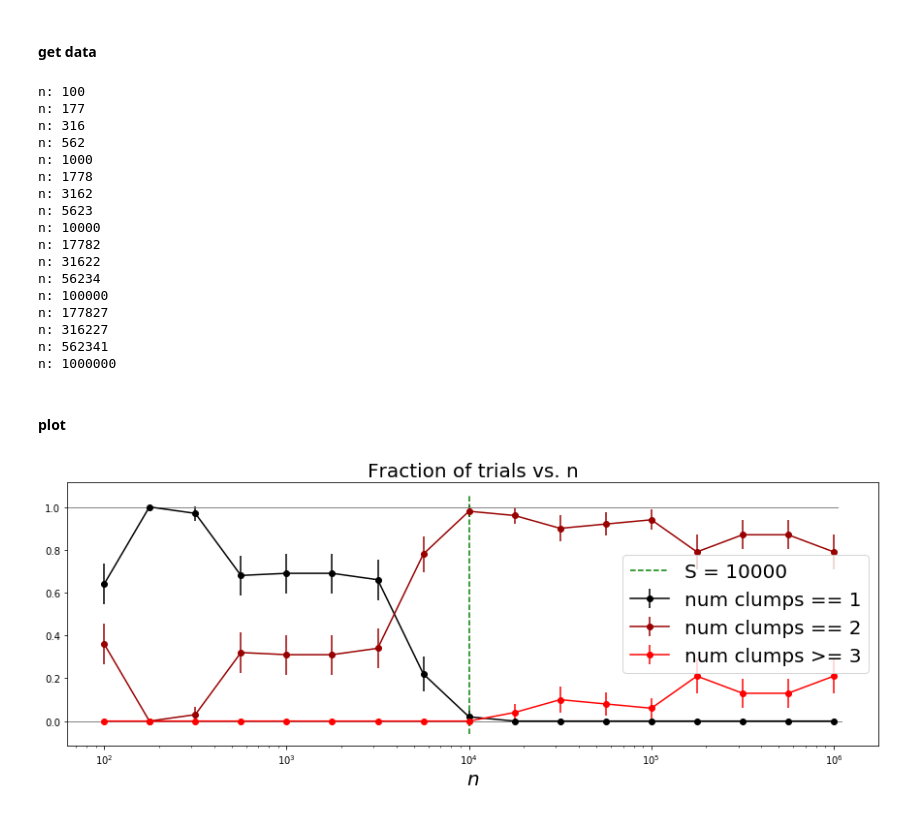
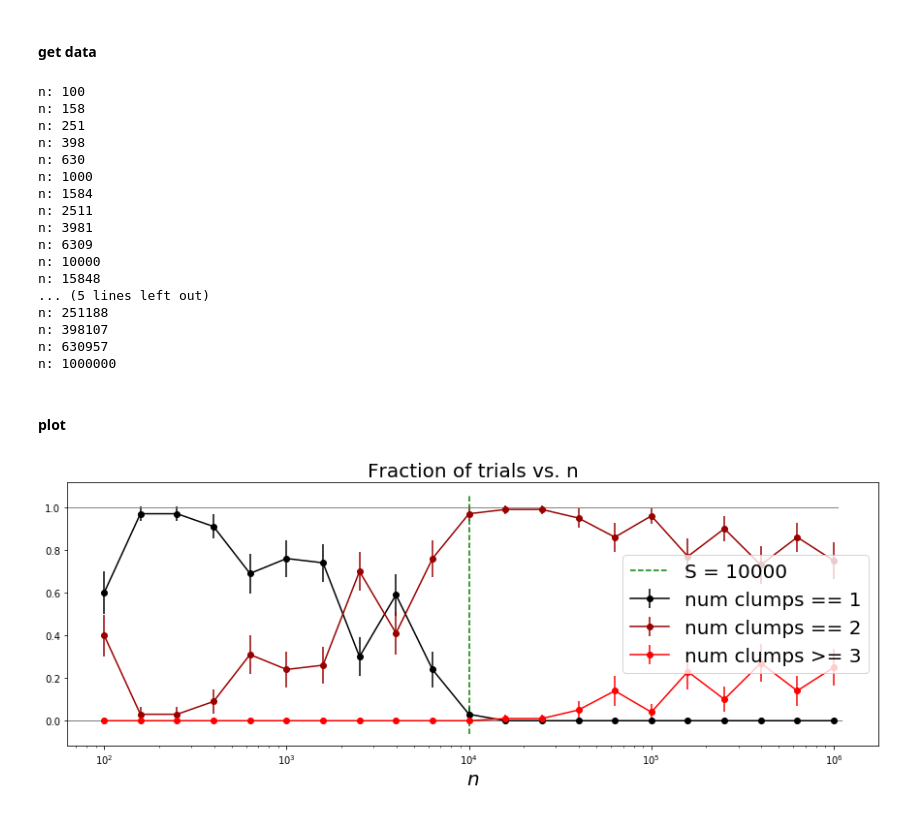
Before and after one commit to dmitrip/PML, a Jupyter notebook: performance_tests/num_clumps.ipynb, the cells around one changed output. Saved outputs shown, nothing was run; the diff lists cells and outputs as text; code cells hidden in the pictures.

```diff
--- a/performance_tests/num_clumps.ipynb
+++ b/performance_tests/num_clumps.ipynb
@@ -150,7 +150,7 @@ p = np.append(np.ones(S)/S, np.zeros(S)) # distribution
 # make sample size list n_list
 n_min = np.sqrt(S)
 n_max = 100*S
-num_n_points = 17
+num_n_points = 21
 n_list = np.logspace(np.log10(n_min), np.log10(n_max), num_n_points).astype(int)
 
 num_trials = 100 # number of trials for each value of n
@@ -169,50 +169,50 @@ for (i,n) in enumerate(n_list):
         record_num_clumps[i].append(np.unique(p_pml).size)
 # %% [output]
 n: 100
-n: 177
-n: 316
-n: 562
+n: 158
+n: 251
+n: 398
+n: 630
 n: 1000
-n: 1778
-n: 3162
-n: 5623
+n: 1584
+n: 2511
+n: 3981
+n: 6309
 n: 10000
-n: 17782
-n: 31622
-n: 56234
-n: 100000
-n: 177827
-n: 316227
-n: 562341
+n: 15848
+... (5 lines left out)
+n: 251188
+n: 398107
+n: 630957
 n: 1000000
 # %% [markdown]
 #### plot
 # %%
 colors_by_num_clumps = {1:[0,0,0], 2:[0.6,0,0], 3:[1,0,0]}
 
 fig = plt.figure(figsize=(15,5))
 
 # plot probability to have certain number of clumps
 # case (1,2,>=3)
 for (num_clumps, strict_equal) in zip([1,2,3],[True,True,False]):
     if strict_equal:
         y = np.array([np.sum(np.array(record_num_clumps[i])==num_clumps)/num_trials for i in range(n_list.size)])
         label = 'num clumps == {}'.format(num_clumps)
     else:
         y = np.array([np.sum(np.array(record_num_clumps[i])>=num_clumps)/num_trials for i in range(n_list.size)])
         label = 'num clumps >= {}'.format(num_clumps)
     yerr = 2*np.sqrt(y*(1-y)/num_trials)
     plt.errorbar(n_list,y,yerr=yerr,fmt='o-',color=colors_by_num_clumps[num_clumps], label=label)
 
 plt.plot([S, S], plt.gca().get_ylim(), '--', label='S = {}'.format(S), color=[0,0.5,0])
 plt.plot(plt.gca().get_xlim(),[1,1],'-',linewidth=1, color=[0.5,0.5,0.5])
 plt.plot(plt.gca().get_xlim(),[0,0],'-',linewidth=1, color=[0.5,0.5,0.5])
 
 plt.gca().set_xscale('log')
 plt.legend(fontsize=20)
-plt.title('Fraction of trials vs. n'.format({True:'',False:'un'}[S_known], S),fontsize=20)
+plt.title('Fraction of trials vs. n',fontsize=20)
 plt.xlabel('$n$',fontsize=20)
 
 plt.show()
 # %% [output]
-[figure, old version]
+[figure, new version]
```
